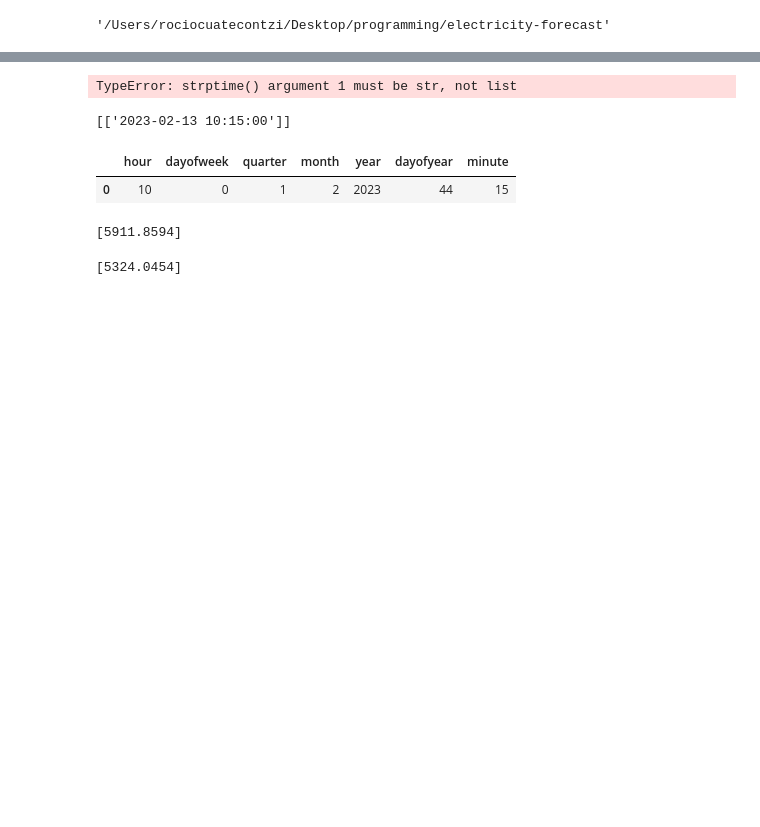
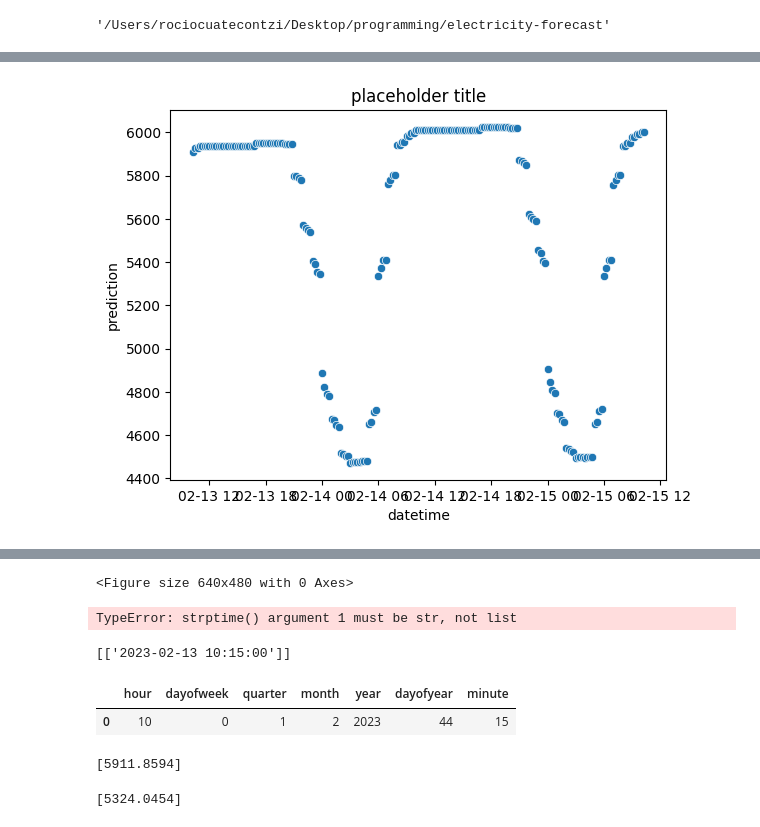
Before and after one commit to gorogandras/electricity-forecast, a Jupyter notebook: research/trials.ipynb, the cells around one changed output, grey strips where cells are left out. Cells and saved outputs as stored; diff of their text form; code cells hidden in the pictures; blank space fills up the shorter version.

```diff
--- a/research/trials.ipynb
+++ b/research/trials.ipynb
@@ -38,0 +128,28 @@ df2['minute']  = df['datetime'].dt.minute
+# %%
+STAGE_NAME = "Plotting"
+class PlottingPipeline:
+    def __init__(self):
+        pass
+
+    def main(self):
+        config = ConfigurationManager()
+        plot_config = config.get_plot_config()
+        plotting = Plotting(config=plot_config)
+        datetime_df = plotting.create_datetime_df("2023-02-13 10:15:00", "2023-02-15 10:15:00")
+        prediction_df = plotting.create_prediction_df(datetime_df)
+        predicted_df = plotting.get_prediction(prediction_df)
+        plotting.get_scatterplot(predicted_df)
+        #print(datetime_df)
+        print(predicted_df)
+
+
+if __name__ == '__main__':
+    try:
+        logger.info(f">>>>>> stage {STAGE_NAME} started <<<<<<")
+        obj = PlottingPipeline()
+        obj.main()
+        logger.info(f">>>>>> stage {STAGE_NAME} completed <<<<<<\n\nx==========x")
+    except Exception as e:
+        logger.exception(e)
+        raise e
+# %% [output]
@@ -38,0 +162 @@ df2['minute']  = df['datetime'].dt.minute
+[figure, added]
@@ -39,3 +180,4 @@ df2['minute']  = df['datetime'].dt.minute
+<Figure size 640x480 with 0 Axes>
 # %%
 #datetime_object = datetime.strptime(moment_to_pred, "%Y-%m-%d %H:%M:%S")
 #datetime_object
```
Also changed, not shown: parts of 4 cells of this notebook, 34 other files.
